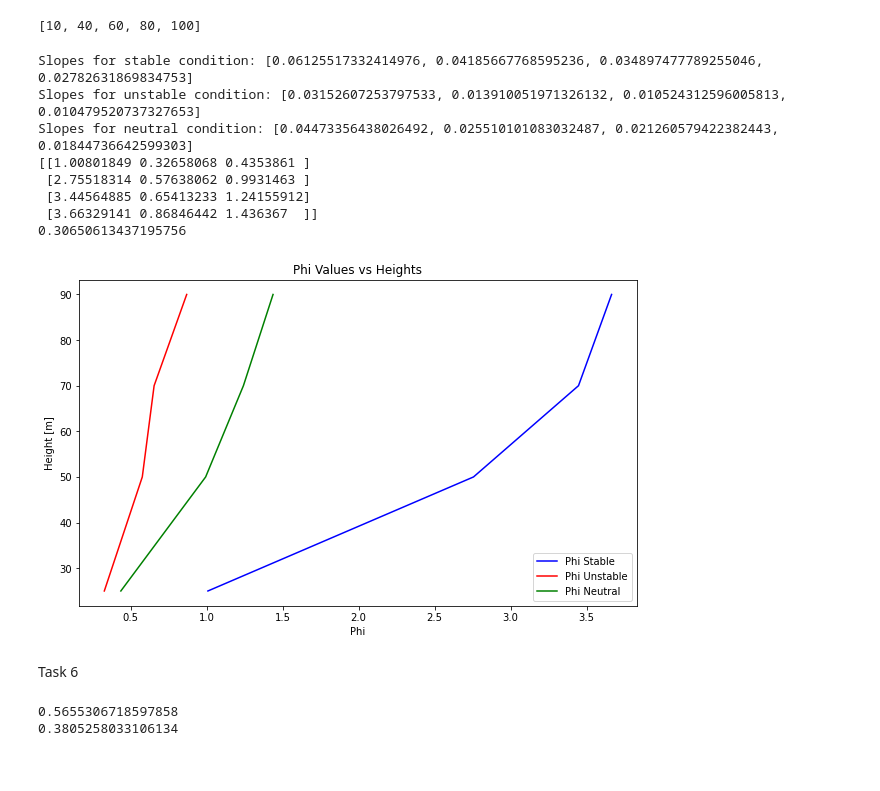
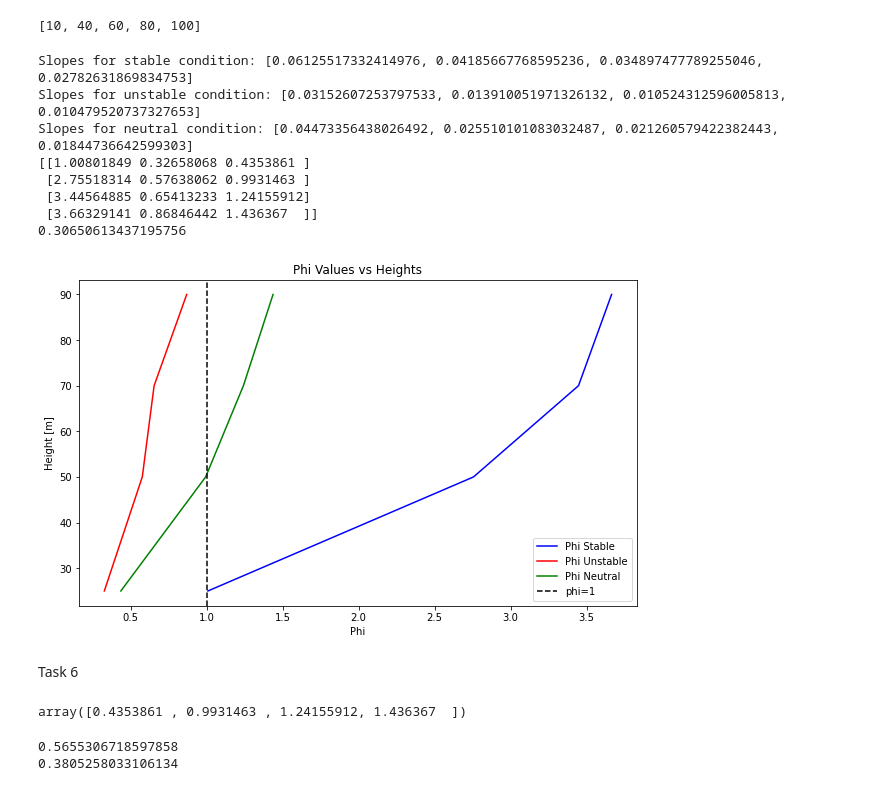
Before and after one commit to AlexDelBarco/IMWE, a Jupyter notebook: Assignment_2/Assignment_2_Final.ipynb, the cells around one changed output. Saved outputs shown, nothing was run; the diff lists cells and outputs as text; code cells hidden in the pictures.

```diff
--- a/Assignment_2/Assignment_2_Final.ipynb
+++ b/Assignment_2/Assignment_2_Final.ipynb
@@ -545,36 +587,42 @@ mean_heights=[25,50,70,90]
 # Extract the individual columns from phi_to_plot
 phi_stable = phi_to_plot[:, 0]
 phi_unstable = phi_to_plot[:, 1]
 phi_neutral = phi_to_plot[:, 2]
 
 # Create a single plot
 plt.figure(figsize=(10, 6))
 
 # Plot each phi type with different colors and labels
 plt.plot(phi_stable, mean_heights, label='Phi Stable', color='b')
 plt.plot(phi_unstable, mean_heights,  label='Phi Unstable', color='r')
 plt.plot(phi_neutral, mean_heights, label='Phi Neutral', color='g')
 
+plt.axvline(x=1, color='black', linestyle='--', linewidth=1.5, label='phi=1')
+
 # Add titles and labels
 plt.title('Phi Values vs Heights')
 plt.xlabel('Phi')
 plt.ylabel('Height [m]')
 plt.legend()  # To show the labels for each line
 
 # # Show the plot
 plt.show()
 # %% [output]
 Slopes for stable condition: [0.06125517332414976, 0.04185667768595236, 0.034897477789255046, 0.02782631869834753]
 Slopes for unstable condition: [0.03152607253797533, 0.013910051971326132, 0.010524312596005813, 0.010479520737327653]
 Slopes for neutral condition: [0.04473356438026492, 0.025510101083032487, 0.021260579422382443, 0.01844736642599303]
 [[1.00801849 0.32658068 0.4353861 ]
  [2.75518314 0.57638062 0.9931463 ]
  [3.44564885 0.65413233 1.24155912]
  [3.66329141 0.86846442 1.436367  ]]
 0.30650613437195756
-[figure, old version]
+[figure, new version]
 # %% [markdown]
 Task 6
+# %%
+phi_neutral
+# %% [output]
+array([0.4353861 , 0.9931463 , 1.24155912, 1.436367  ])
 # %%
 stable = easterly_Hoe.loc[easterly_Hoe["1/L"] > 0.0005]
 unstable = easterly_Hoe.loc[easterly_Hoe["1/L"] < -0.0005]
```
Also changed, not shown: parts of 1 cell of this notebook, 3 other files.
